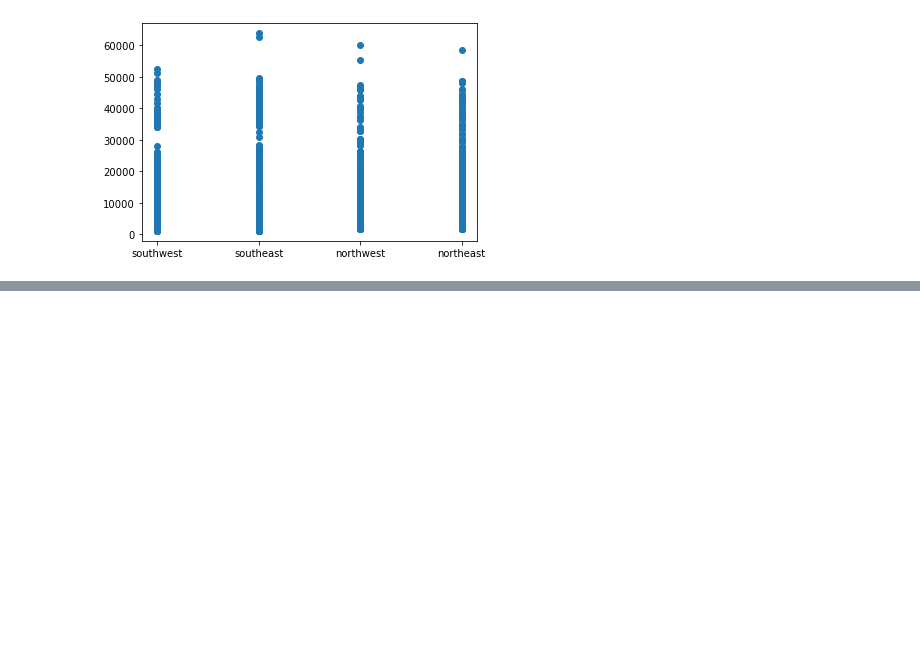
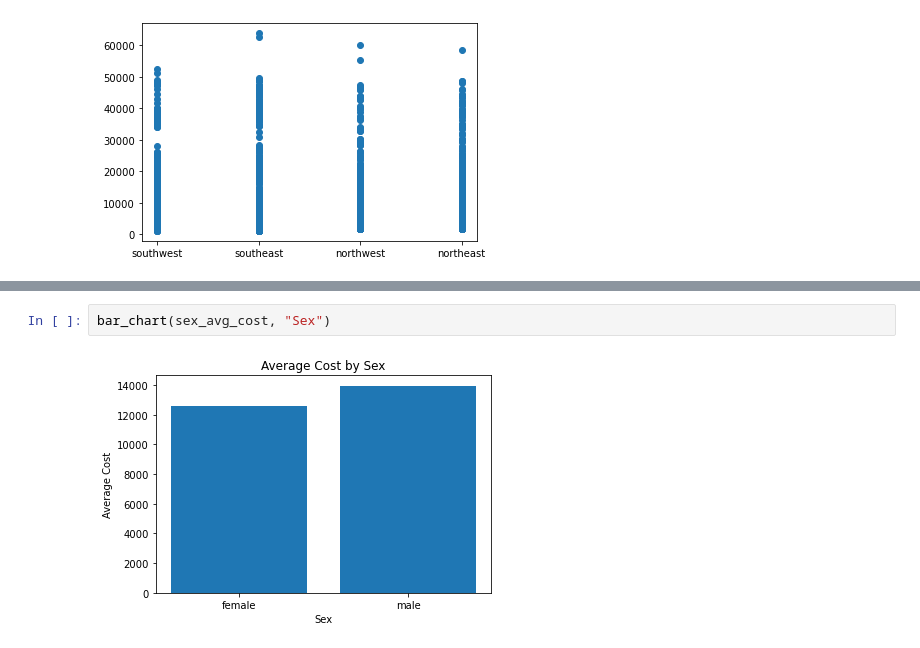
Before and after one commit to EricaEidelman/US_Medical_Insurance, a Jupyter notebook: us-medical-insurance-costs.ipynb, the cells around one changed output, grey strips where cells are left out. Saved outputs shown, nothing was run; the diff lists cells and outputs as text; blank space fills up the shorter version.

```diff
--- a/us-medical-insurance-costs.ipynb
+++ b/us-medical-insurance-costs.ipynb
@@ -89,0 +178,4 @@ plt.show()
+# %%
+bar_chart(sex_avg_cost, "Sex")
+# %% [output]
+[figure, added]
```
Also changed, not shown: parts of 11 cells of this notebook.
